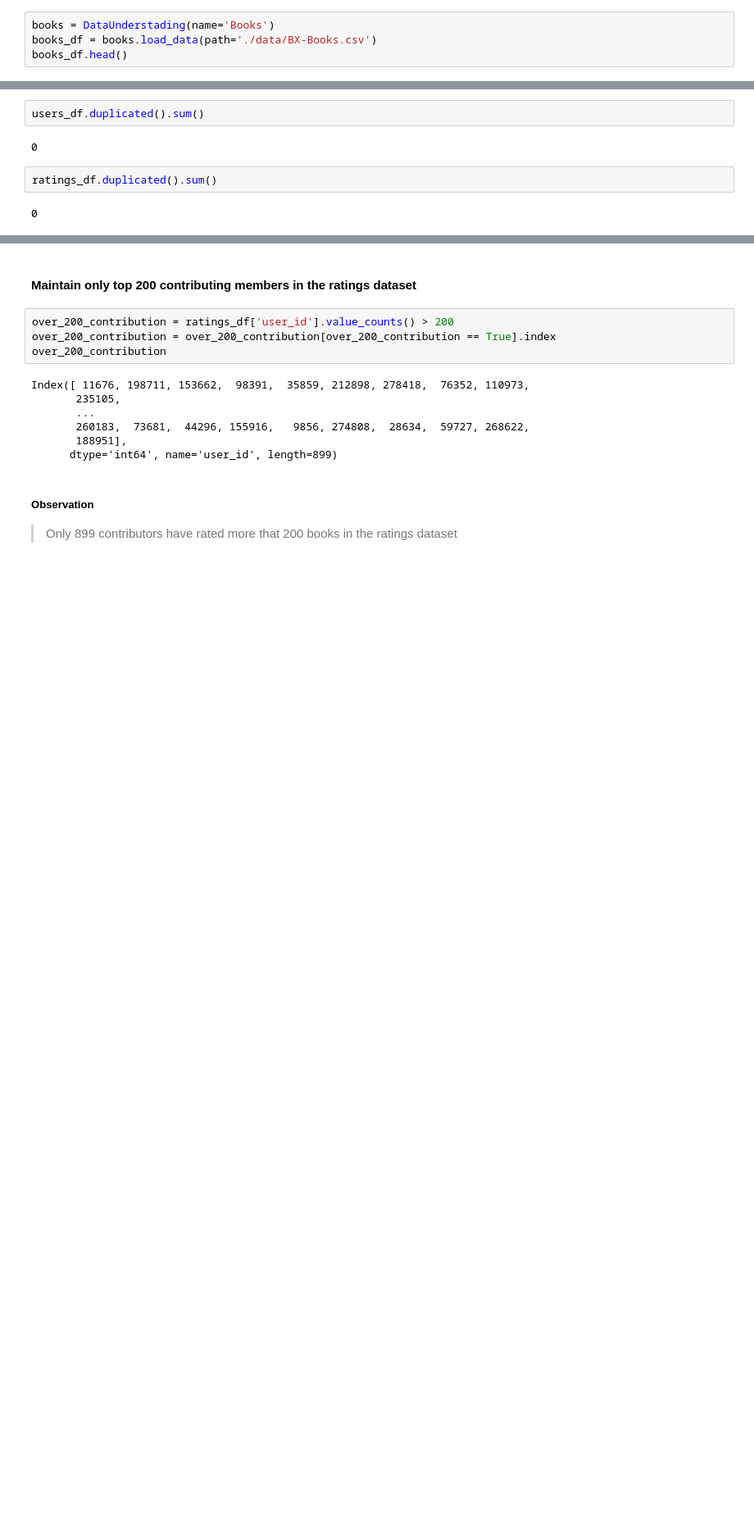
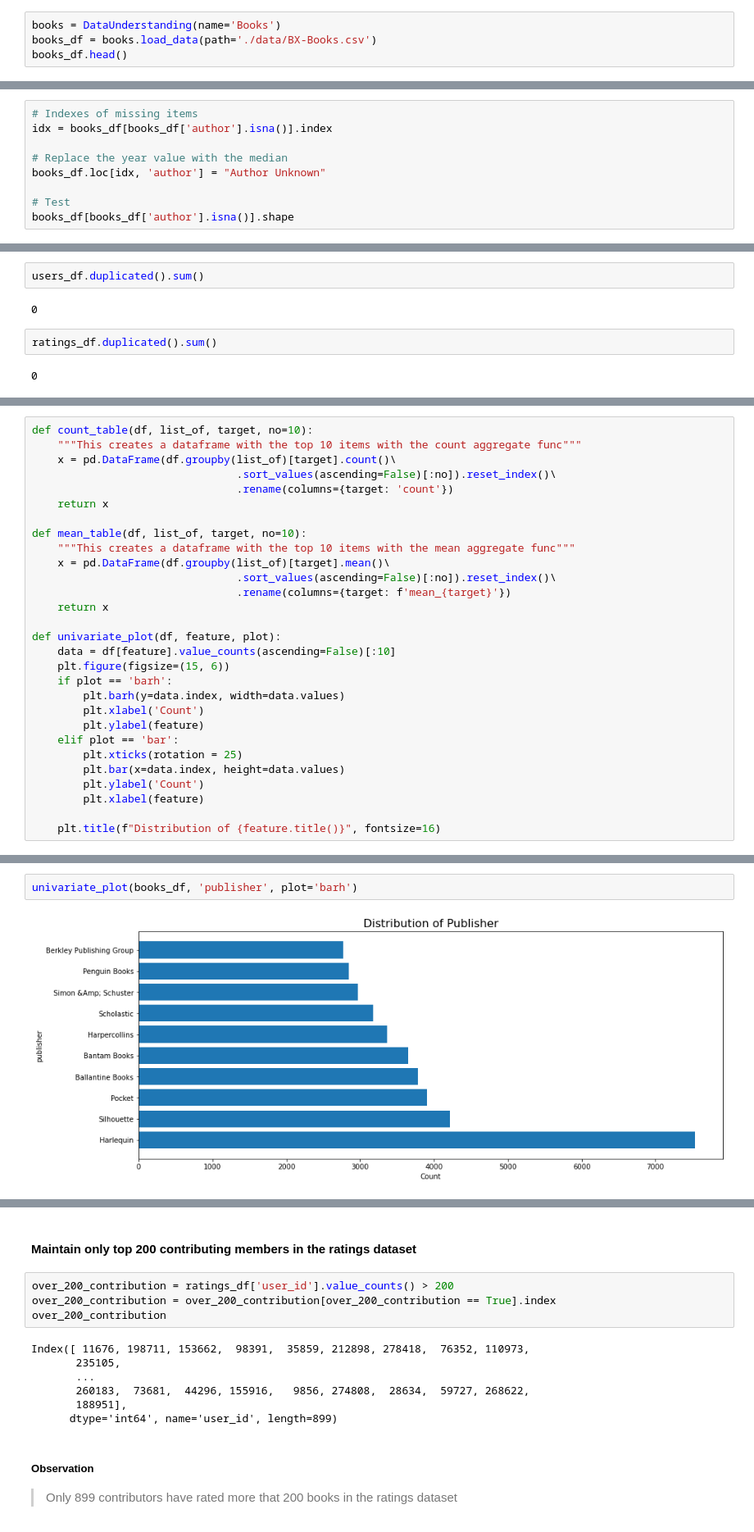
Before and after one commit to ggeorgekkariuki/picasso-book-bar, a Jupyter notebook: index.ipynb, the cells around one changed output, grey strips where cells are left out. Shown at 82% size. Cells and saved outputs as stored; diff of their text form; blank space fills up the shorter version.

```diff
--- a/index.ipynb
+++ b/index.ipynb
@@ -171,7 +150,7 @@ The Categorical Features are:
 # %% [markdown]
 #### 2.1.1 DATASET 1 - Books Data
 # %%
-books = DataUnderstading(name='Books')
+books = DataUnderstanding(name='Books')
 books_df = books.load_data(path='./data/BX-Books.csv')
 books_df.head()
 # %% [output]
@@ -417,3 +414,12 @@ books_df[books_df['author'].isna()]
 ##### Observation
 > - A quick look up of the ISBN reveals there are no known authors for these books.
 > - The best move would be to replace them with the word 'Unknown'
+# %%
+# Indexes of missing items
+idx = books_df[books_df['author'].isna()].index
+
+# Replace the year value with the median
+books_df.loc[idx, 'author'] = "Author Unknown"
+
+# Test
+books_df[books_df['author'].isna()].shape
@@ -510,0 +527,29 @@ ratings_df.duplicated().sum()
+# %%
+def count_table(df, list_of, target, no=10):
+    """This creates a dataframe with the top 10 items with the count aggregate func"""
+    x = pd.DataFrame(df.groupby(list_of)[target].count()\
+                                .sort_values(ascending=False)[:no]).reset_index()\
+                                .rename(columns={target: 'count'})
+    return x
+
+def mean_table(df, list_of, target, no=10):
+    """This creates a dataframe with the top 10 items with the mean aggregate func"""
+    x = pd.DataFrame(df.groupby(list_of)[target].mean()\
+                                .sort_values(ascending=False)[:no]).reset_index()\
+                                .rename(columns={target: f'mean_{target}'})
+    return x
+
+def univariate_plot(df, feature, plot):
+    data = df[feature].value_counts(ascending=False)[:10]
+    plt.figure(figsize=(15, 6))
+    if plot == 'barh':
+        plt.barh(y=data.index, width=data.values)
+        plt.xlabel('Count')
+        plt.ylabel(feature)
+    elif plot == 'bar':
+        plt.xticks(rotation = 25)
+        plt.bar(x=data.index, height=data.values)
+        plt.ylabel('Count')
+        plt.xlabel(feature)
+
+    plt.title(f"Distribution of {feature.title()}", fontsize=16)
@@ -510,0 +908,4 @@ ratings_df.duplicated().sum()
+# %%
+univariate_plot(books_df, 'publisher', plot='barh')
+# %% [output]
+[figure, added]
```
Also changed, not shown: parts of 67 cells of this notebook.
